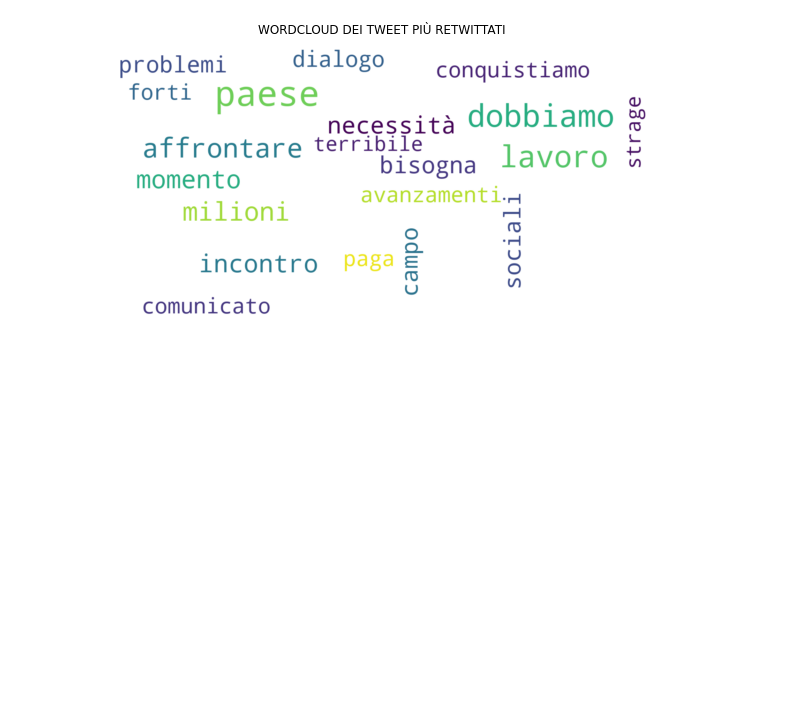
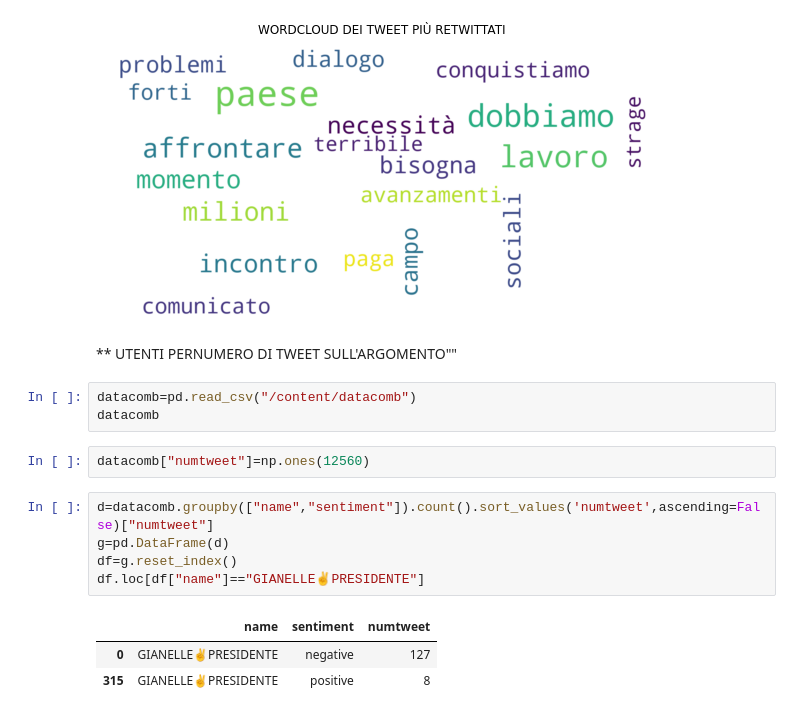
Before and after one commit to paolofesta/prove, a Jupyter notebook: TESI.ipynb, the cells around one changed output. Saved outputs shown, nothing was run; the diff lists cells and outputs as text; blank space fills up the shorter version.

```diff
--- a/TESI.ipynb
+++ b/TESI.ipynb
@@ -1055,3 +1055,19 @@ plt.title('WORDCLOUD DEI TWEET PIÙ RETWITTATI')
 print()
 # %% [output]
 [figure]
+# %% [markdown]
+** UTENTI PERNUMERO DI TWEET SULL'ARGOMENTO""
+# %%
+datacomb=pd.read_csv("/content/datacomb")
+datacomb
+# %%
+datacomb["numtweet"]=np.ones(12560)
+# %%
+d=datacomb.groupby(["name","sentiment"]).count().sort_values('numtweet',ascending=False)["numtweet"]
+g=pd.DataFrame(d)
+df=g.reset_index()
+df.loc[df["name"]=="GIANELLE✌️PRESIDENTE"]
+# %% [output]
+|  | name | sentiment | numtweet |
+| 0 | GIANELLE✌️PRESIDENTE | negative | 127 |
+| 315 | GIANELLE✌️PRESIDENTE | positive | 8 |
```
